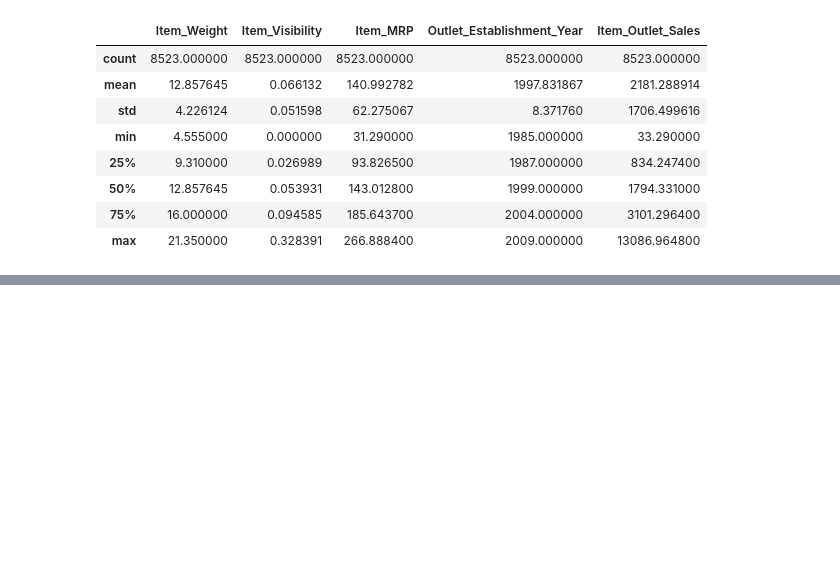
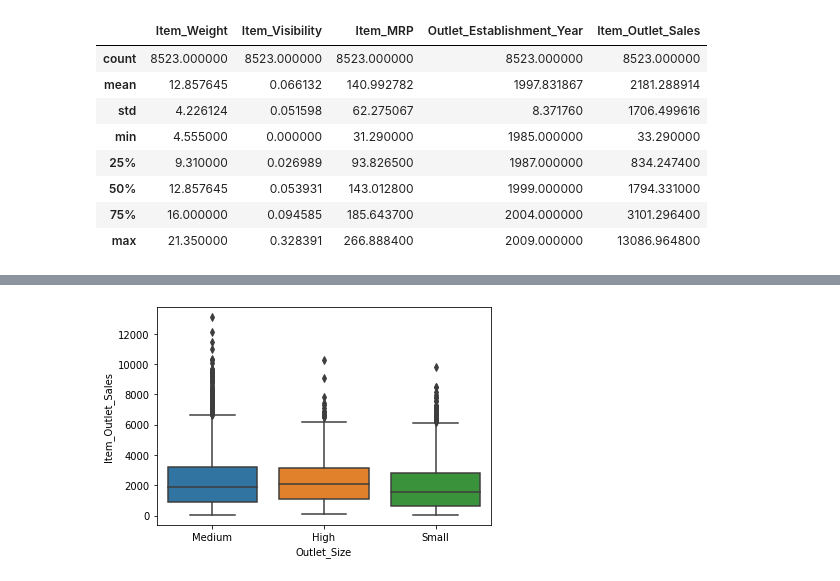
Before and after one commit to starkjones/Food-Sales-Predictions, a Jupyter notebook: Food_Sales_Prediction.ipynb, the cells around one changed output, grey strips where cells are left out. Cells and saved outputs as stored; diff of their text form; code cells hidden in the pictures; blank space fills up the shorter version.

```diff
--- a/Food_Sales_Prediction.ipynb
+++ b/Food_Sales_Prediction.ipynb
@@ -215,0 +248,6 @@ df.describe()
+# %%
+# Boxplot to view statistical summaries of various features in your dataset.
+
+sns.boxplot(data= df, x='Outlet_Size', y='Item_Outlet_Sales');
+# %% [output]
+[figure, added]
```
Also changed, not shown: parts of 7 cells of this notebook.
